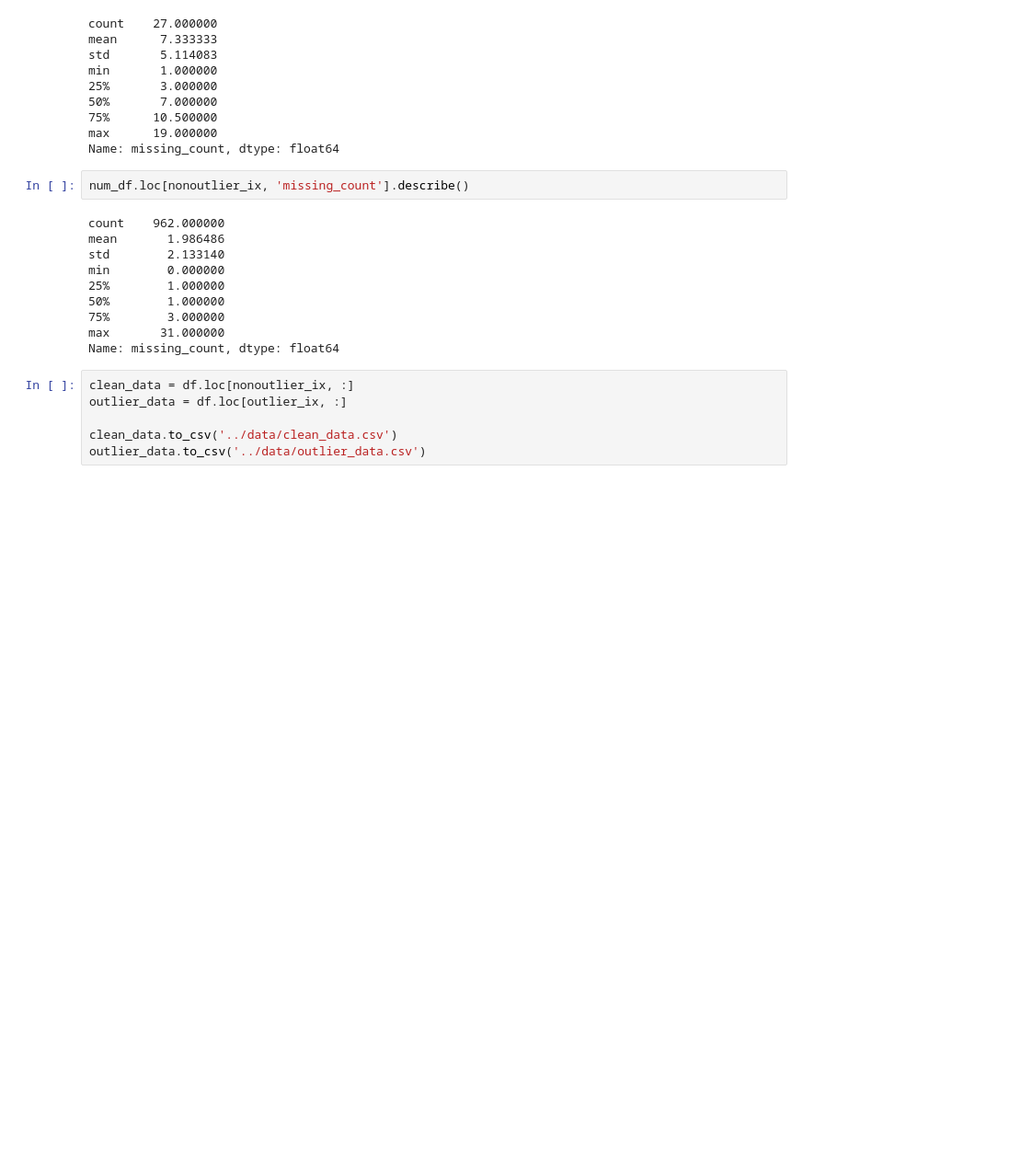
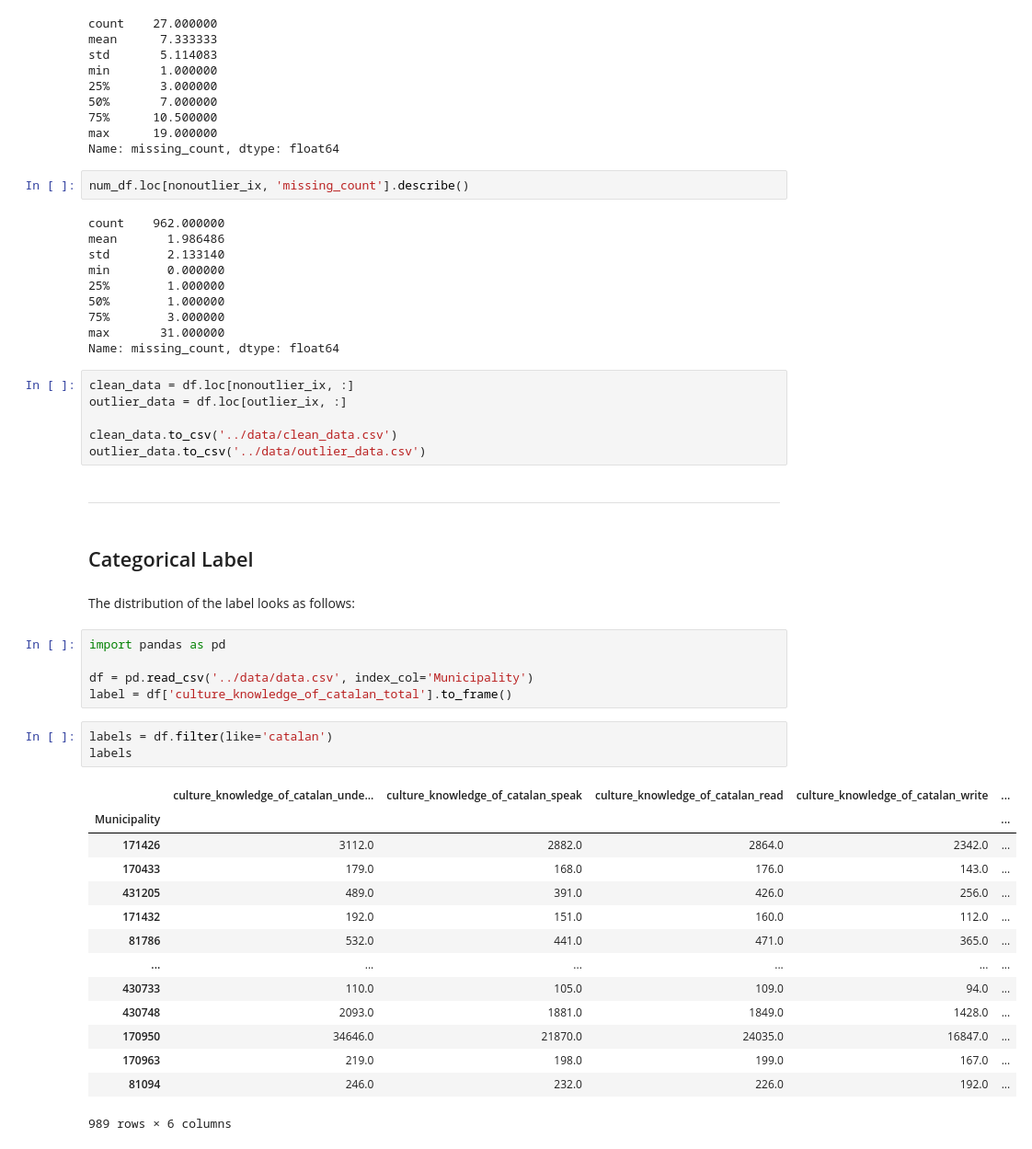
Before and after one commit to PimSchoolkate/CatalanLanguagePrediction, a Jupyter notebook: notebooks/01_preprocess.ipynb, the cells around one changed output. Shown at 92% size. Drawn from its saved outputs; the diff is of its cells as text; blank space fills up the shorter version.

```diff
--- a/notebooks/01_preprocess.ipynb
+++ b/notebooks/01_preprocess.ipynb
@@ -294,3 +291,32 @@ outlier_data = df.loc[outlier_ix, :]
 
 clean_data.to_csv('../data/clean_data.csv')
 outlier_data.to_csv('../data/outlier_data.csv')
+# %% [markdown]
+---
+# %% [markdown]
+## Categorical Label
+# %% [markdown]
+The distribution of the label looks as follows:
+# %%
+import pandas as pd
+
+df = pd.read_csv('../data/data.csv', index_col='Municipality')
+label = df['culture_knowledge_of_catalan_total'].to_frame()
+# %%
+labels = df.filter(like='catalan')
+labels
+# %% [output]
+|  | culture_knowledge_of_catalan_unde... | culture_knowledge_of_catalan_speak | culture_knowledge_of_catalan_read | culture_knowledge_of_catalan_write | ... |
+| Municipality |  |  |  |  | ... |
+| 171426 | 3112.0 | 2882.0 | 2864.0 | 2342.0 | ... |
+| 170433 | 179.0 | 168.0 | 176.0 | 143.0 | ... |
+| 431205 | 489.0 | 391.0 | 426.0 | 256.0 | ... |
+| 171432 | 192.0 | 151.0 | 160.0 | 112.0 | ... |
+| 81786 | 532.0 | 441.0 | 471.0 | 365.0 | ... |
+| ... | ... | ... | ... | ... | ... |
+| 430733 | 110.0 | 105.0 | 109.0 | 94.0 | ... |
+| 430748 | 2093.0 | 1881.0 | 1849.0 | 1428.0 | ... |
+| 170950 | 34646.0 | 21870.0 | 24035.0 | 16847.0 | ... |
+| 170963 | 219.0 | 198.0 | 199.0 | 167.0 | ... |
+| 81094 | 246.0 | 232.0 | 226.0 | 192.0 | ... |
+989 rows × 6 columns
```
Also changed, not shown: parts of 16 cells of this notebook, 3 other files.
